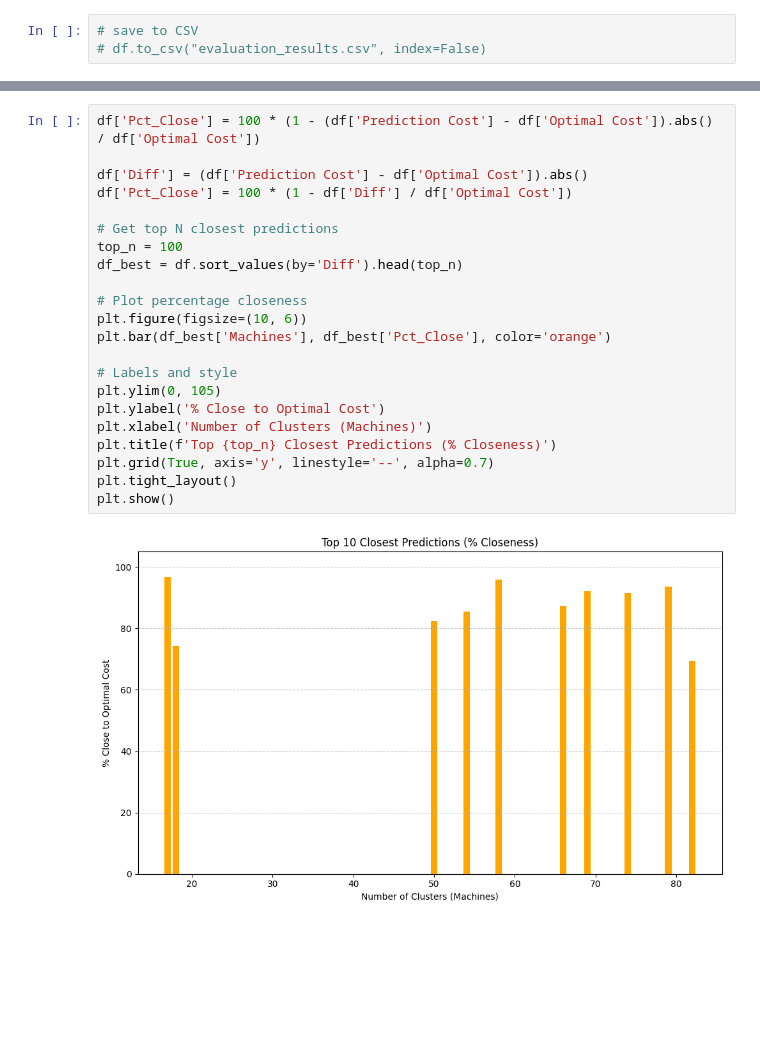
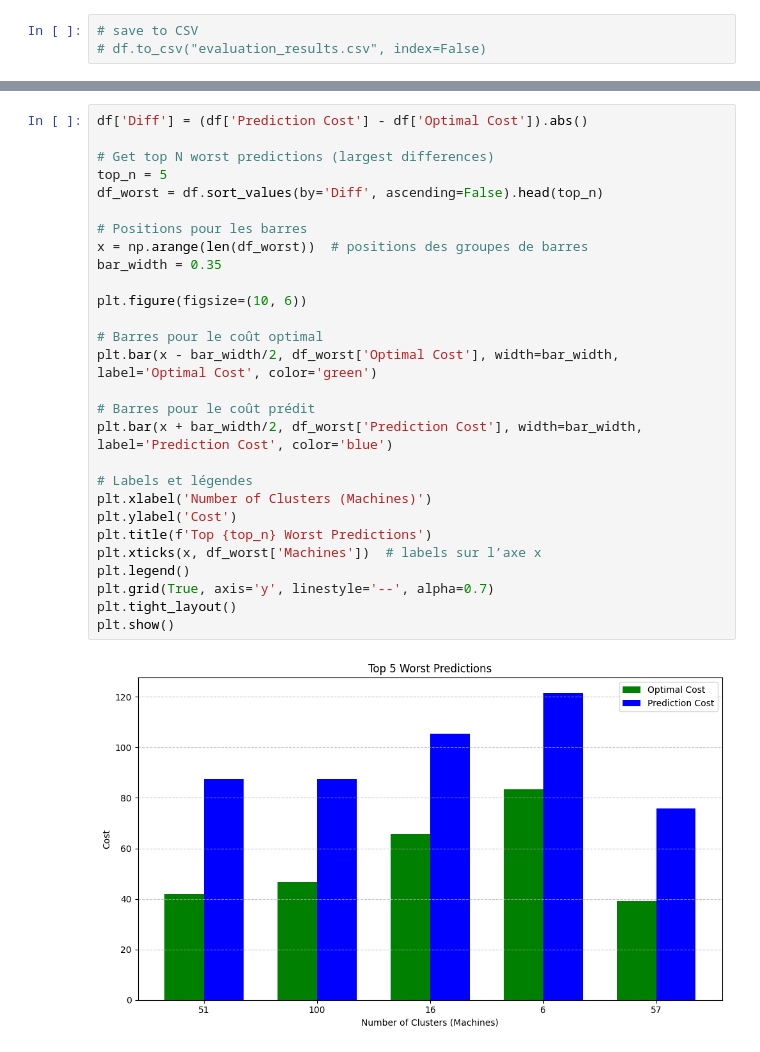
Before and after one commit to tayeb-sid/Ordonnancement-Optimal-de-Graphes-de-Calcul-Cryptographique, a Jupyter notebook: stats.ipynb, the cells around one changed output, grey strips where cells are left out. Cells and saved outputs as stored; diff of their text form; blank space fills up the shorter version.

```diff
--- a/stats.ipynb
+++ b/stats.ipynb
@@ -244,24 +236,30 @@ plt.show()
 # %%
-df['Pct_Close'] = 100 * (1 - (df['Prediction Cost'] - df['Optimal Cost']).abs() / df['Optimal Cost'])
+df['Diff'] = (df['Prediction Cost'] - df['Optimal Cost']).abs()
 
-df['Diff'] = (df['Prediction Cost'] - df['Optimal Cost']).abs()
-df['Pct_Close'] = 100 * (1 - df['Diff'] / df['Optimal Cost'])
+# Get top N worst predictions (largest differences)
+top_n = 5
+df_worst = df.sort_values(by='Diff', ascending=False).head(top_n)
 
-# Get top N closest predictions
-top_n = 100
-df_best = df.sort_values(by='Diff').head(top_n)
+# Positions pour les barres
+x = np.arange(len(df_worst))  # positions des groupes de barres
+bar_width = 0.35
 
-# Plot percentage closeness
 plt.figure(figsize=(10, 6))
-plt.bar(df_best['Machines'], df_best['Pct_Close'], color='orange')
 
-# Labels and style
-plt.ylim(0, 105)
-plt.ylabel('% Close to Optimal Cost')
+# Barres pour le coût optimal
+plt.bar(x - bar_width/2, df_worst['Optimal Cost'], width=bar_width, label='Optimal Cost', color='green')
+
+# Barres pour le coût prédit
+plt.bar(x + bar_width/2, df_worst['Prediction Cost'], width=bar_width, label='Prediction Cost', color='blue')
+
+# Labels et légendes
 plt.xlabel('Number of Clusters (Machines)')
-plt.title(f'Top {top_n} Closest Predictions (% Closeness)')
+plt.ylabel('Cost')
+plt.title(f'Top {top_n} Worst Predictions')
+plt.xticks(x, df_worst['Machines'])  # labels sur l’axe x
+plt.legend()
 plt.grid(True, axis='y', linestyle='--', alpha=0.7)
 plt.tight_layout()
 plt.show()
 # %% [output]
-[figure, old version]
+[figure, new version]
```
Also changed, not shown: parts of 5 cells of this notebook.
